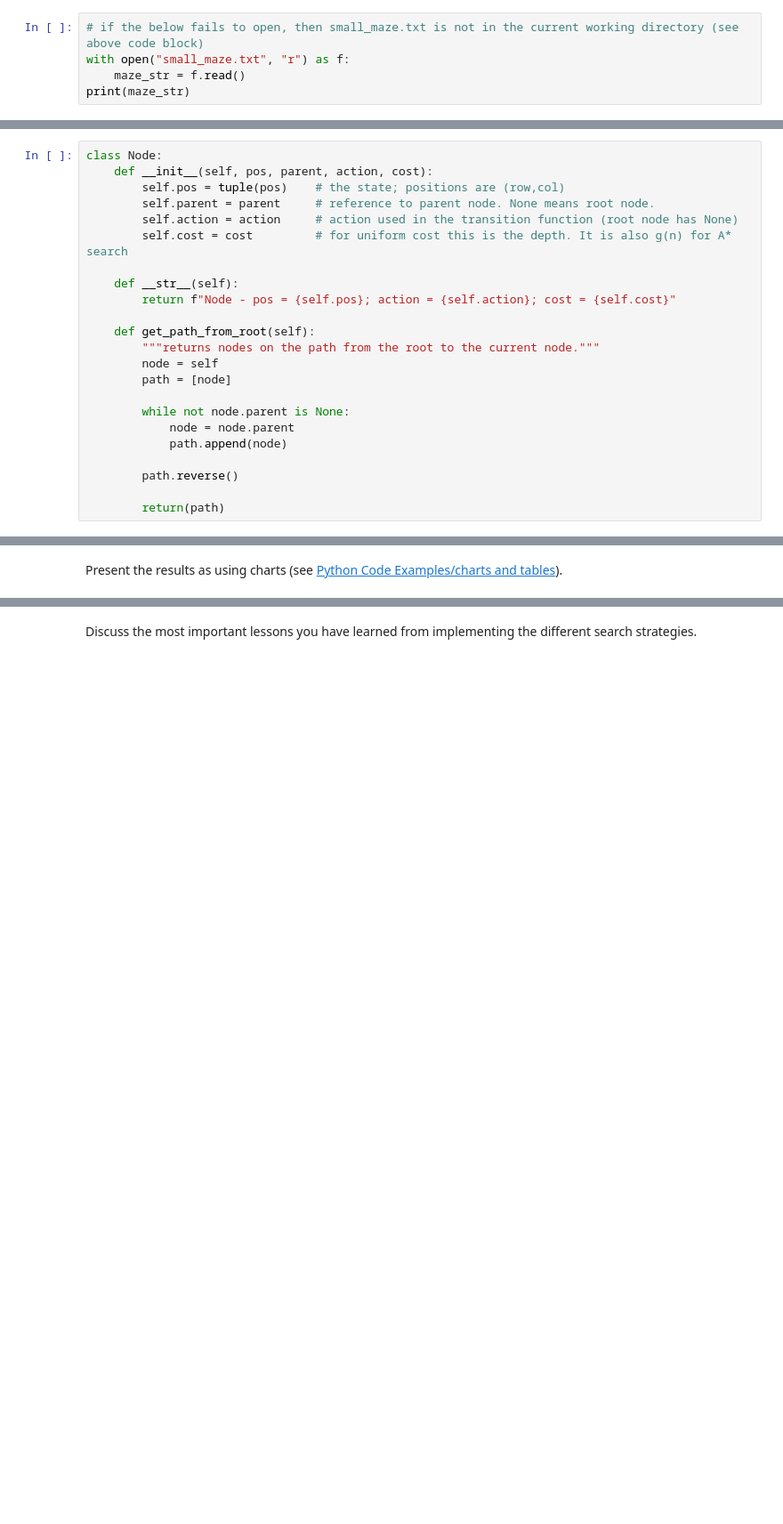
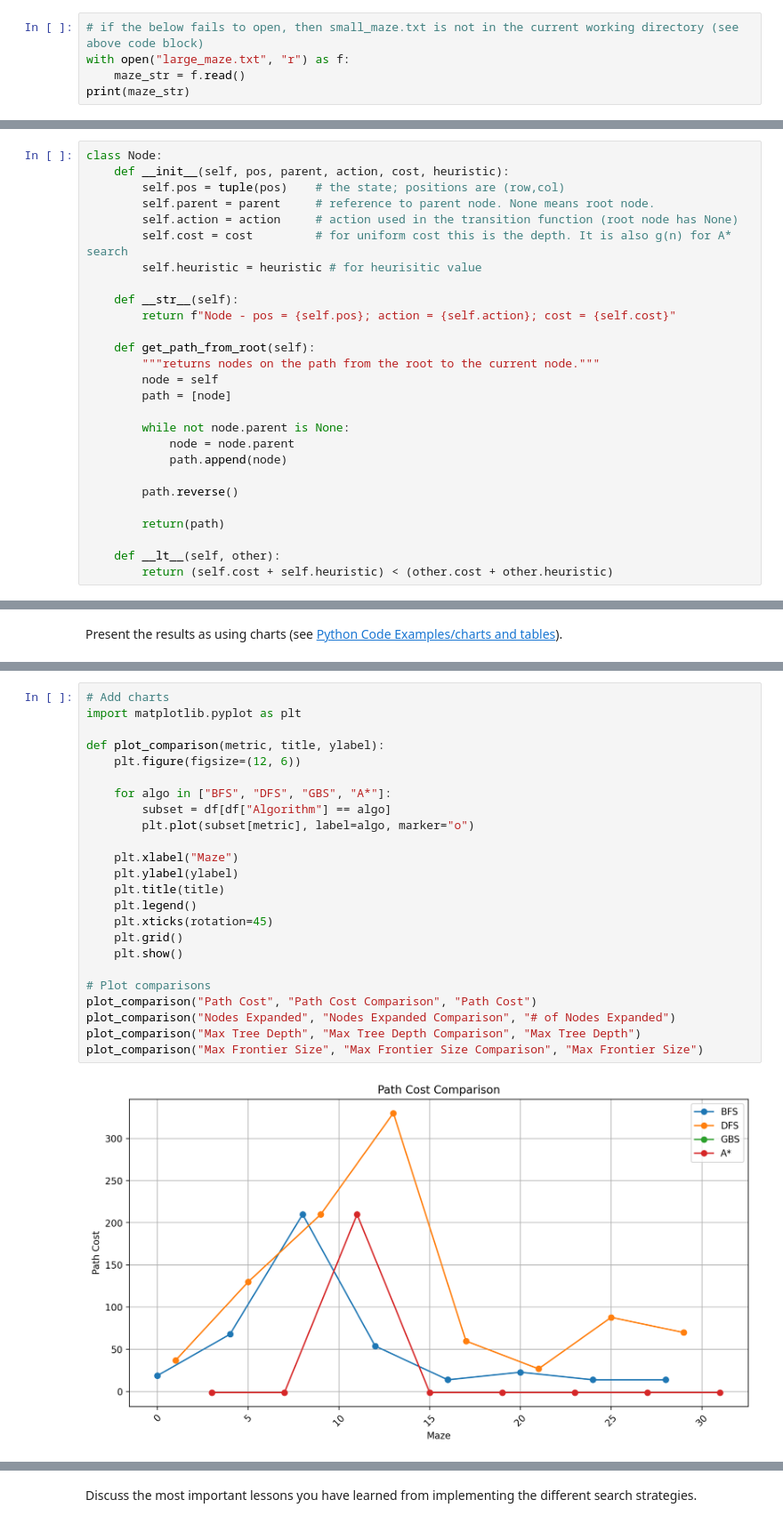
Before and after one commit to codlam26/CSE-352-HW, a Jupyter notebook: Search/Maze.ipynb, the cells around one changed output, grey strips where cells are left out. Shown at 89% size. Cells and saved outputs as stored; diff of their text form; blank space fills up the shorter version.

Commit message:
Finished GBFS and A* Algorithm

```diff
--- a/Search/Maze.ipynb
+++ b/Search/Maze.ipynb
@@ -33,6 +33,6 @@ Several mazes for this exercise are stored as text files. Here is the small exam
 !ls
 # %%
 # if the below fails to open, then small_maze.txt is not in the current working directory (see above code block)
-with open("small_maze.txt", "r") as f:
+with open("large_maze.txt", "r") as f:
     maze_str = f.read()
 print(maze_str)
@@ -92,11 +82,12 @@ help(mh)
 Here is an implementation of the basic node structure for the search algorithms (see Fig 3.7 on page 73). I have added a method that extracts the path from the root node to the current node. It can be used to get the path when the search is completed.
 # %%
 class Node:
-    def __init__(self, pos, parent, action, cost):
+    def __init__(self, pos, parent, action, cost, heuristic):
         self.pos = tuple(pos)    # the state; positions are (row,col)
         self.parent = parent     # reference to parent node. None means root node.
         self.action = action     # action used in the transition function (root node has None)
         self.cost = cost         # for uniform cost this is the depth. It is also g(n) for A* search
+        self.heuristic = heuristic # for heurisitic value
 
     def __str__(self):
         return f"Node - pos = {self.pos}; action = {self.action}; cost = {self.cost}"
@@ -113,6 +104,9 @@ class Node:
         path.reverse()
 
         return(path)
+
+    def __lt__(self, other):
+        return (self.cost + self.heuristic) < (other.cost + other.heuristic)
 # %% [markdown]
 If needed, then you can add more fields to the class like the heuristic value $h(n)$ or $f(n)$.
 
@@ -305,0 +462,26 @@ Present the results as using charts (see [Python Code Examples/charts and tables
+# %%
+# Add charts
+import matplotlib.pyplot as plt
+
+def plot_comparison(metric, title, ylabel):
+    plt.figure(figsize=(12, 6))
+
+    for algo in ["BFS", "DFS", "GBS", "A*"]:
+        subset = df[df["Algorithm"] == algo]
+        plt.plot(subset[metric], label=algo, marker="o")
+
+    plt.xlabel("Maze")
+    plt.ylabel(ylabel)
+    plt.title(title)
+    plt.legend()
+    plt.xticks(rotation=45)
+    plt.grid()
+    plt.show()
+
+# Plot comparisons
+plot_comparison("Path Cost", "Path Cost Comparison", "Path Cost")
+plot_comparison("Nodes Expanded", "Nodes Expanded Comparison", "# of Nodes Expanded")
+plot_comparison("Max Tree Depth", "Max Tree Depth Comparison", "Max Tree Depth")
+plot_comparison("Max Frontier Size", "Max Frontier Size Comparison", "Max Frontier Size")
+# %% [output]
+[figure, added]
```
Also changed, not shown: parts of 16 cells of this notebook.
